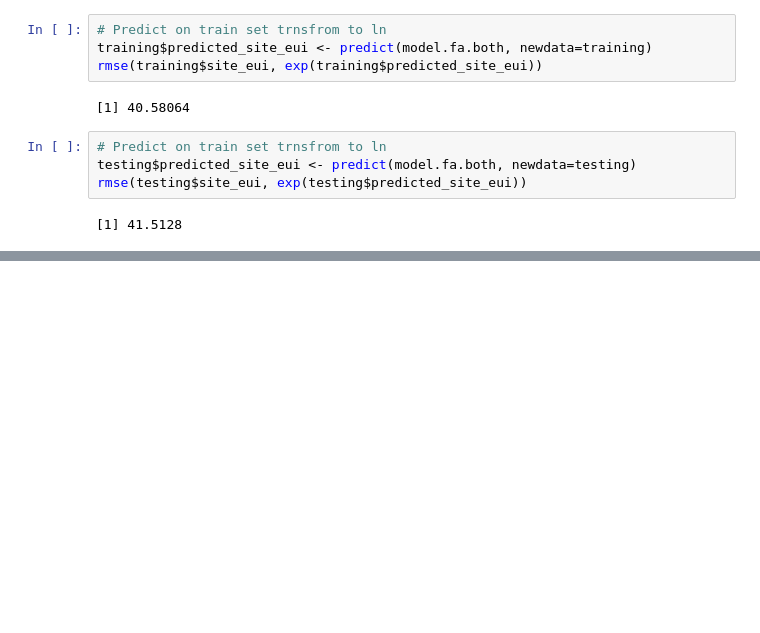
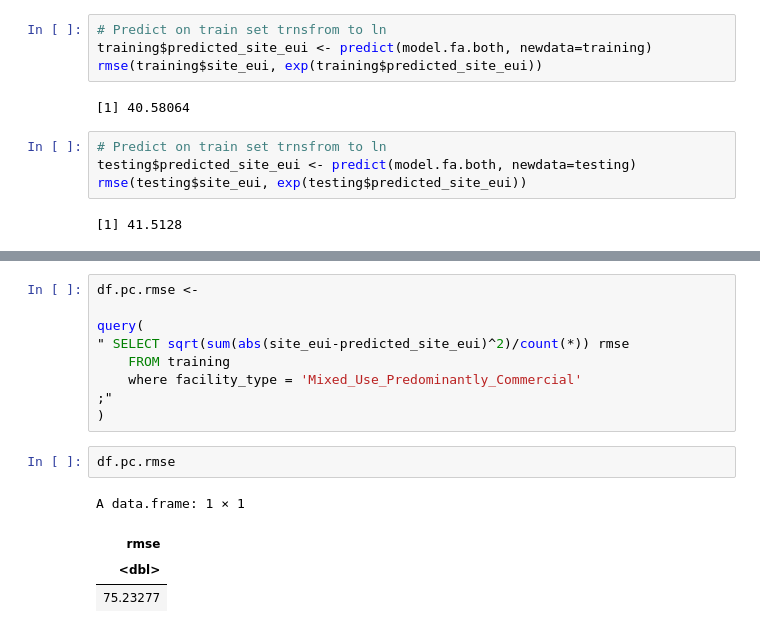
Before and after one commit to OmdenaAI/silicon-valley-chapter-data-science-for-climate-change, a Jupyter notebook: src/tasks/task-3-model-development/Basic LRM in R.ipynb, the cells around one changed output, grey strips where cells are left out. Cells and saved outputs as stored; diff of their text form; blank space fills up the shorter version.

```diff
--- a/src/tasks/task-3-model-development/Basic LRM in R.ipynb
+++ b/src/tasks/task-3-model-development/Basic LRM in R.ipynb
@@ -325,0 +400,16 @@ rmse(testing$site_eui, exp(testing$predicted_site_eui))
+# %%
+df.pc.rmse <-
+
+query(
+" SELECT sqrt(sum(abs(site_eui-predicted_site_eui)^2)/count(*)) rmse
+    FROM training
+    where facility_type = 'Mixed_Use_Predominantly_Commercial'
+;"
+)
+# %%
+df.pc.rmse
+# %% [output]
+A data.frame: 1 × 1
+| rmse |
+| <dbl> |
+| 75.23277 |
```
Also changed, not shown: parts of 20 cells of this notebook, 1 other file.
